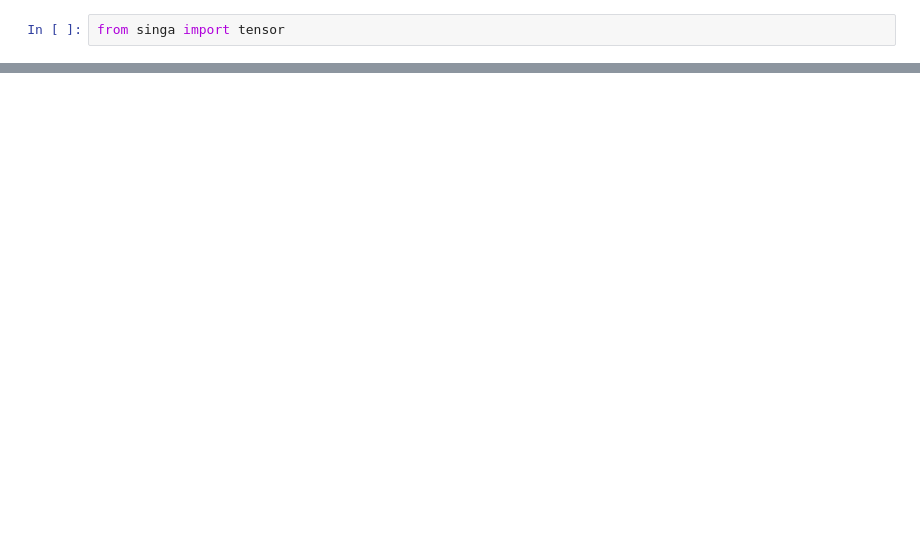
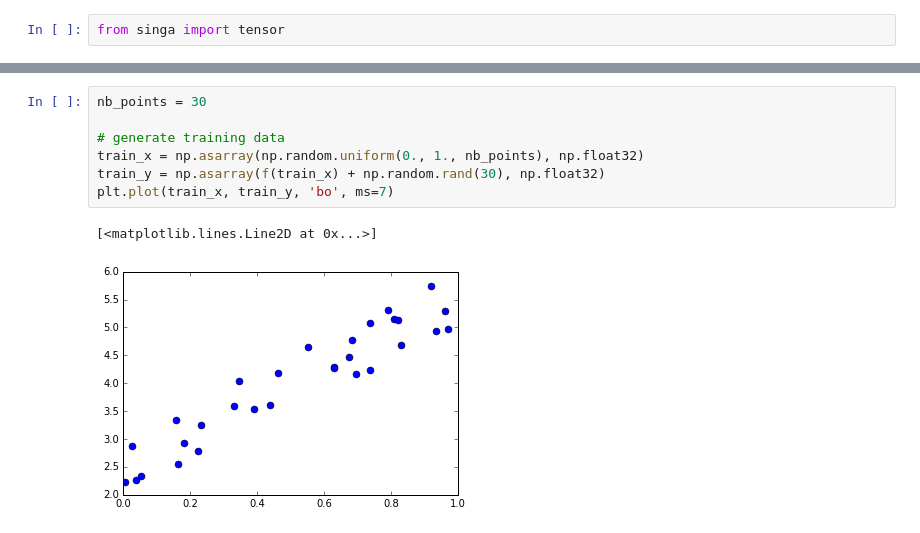
Before and after one commit to apache/singa, a Jupyter notebook: doc/notebook/regression.ipynb, the cells around one changed output, grey strips where cells are left out. Cells and saved outputs as stored; diff of their text form; blank space fills up the shorter version.

```diff
--- a/doc/notebook/regression.ipynb
+++ b/doc/notebook/regression.ipynb
@@ -20,0 +35,10 @@ plt.legend(loc='best')
+# %%
+nb_points = 30
+
+# generate training data
+train_x = np.asarray(np.random.uniform(0., 1., nb_points), np.float32)
+train_y = np.asarray(f(train_x) + np.random.rand(30), np.float32)
+plt.plot(train_x, train_y, 'bo', ms=7)
+# %% [output]
+[<matplotlib.lines.Line2D at 0x...>]
+[figure, added]
```
Also changed, not shown: parts of 9 cells of this notebook, 1 other file.
